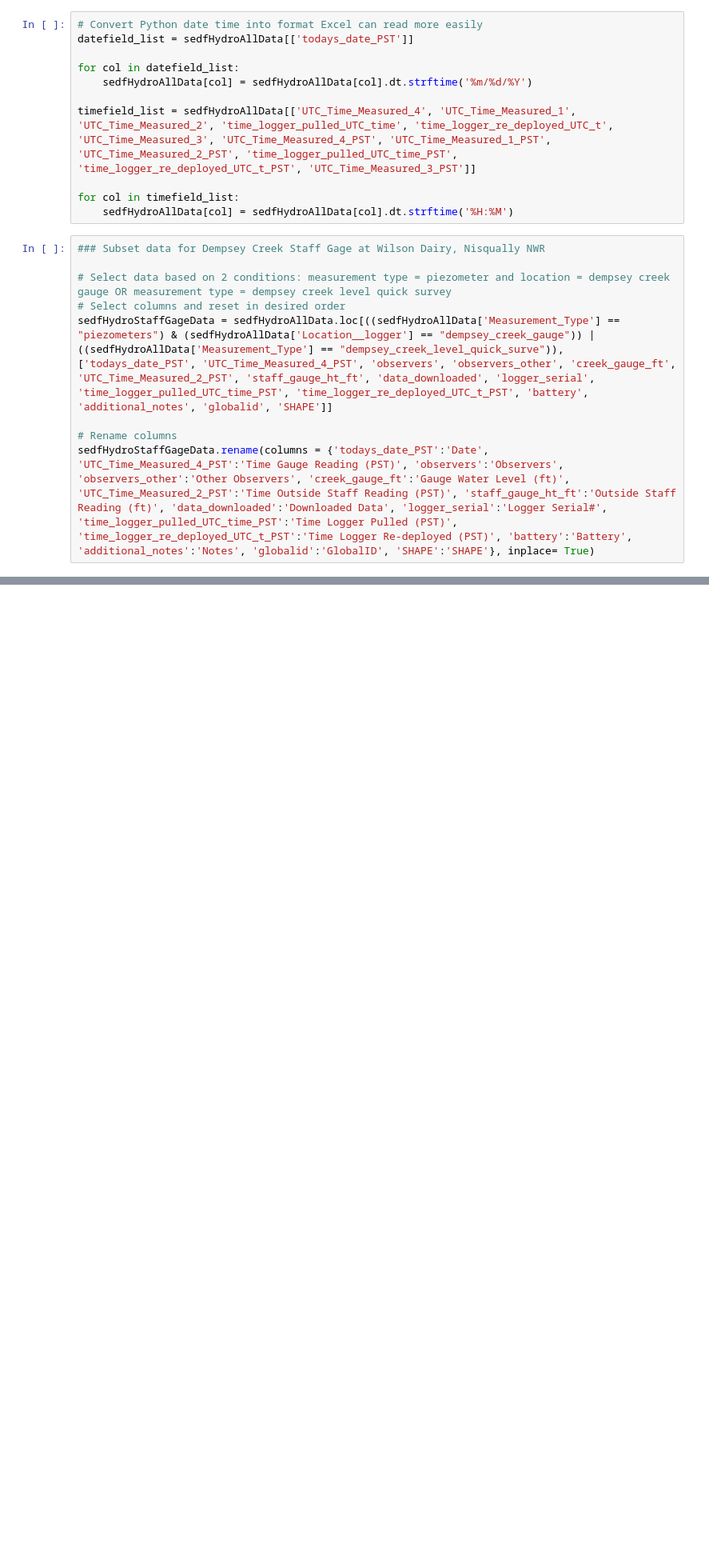
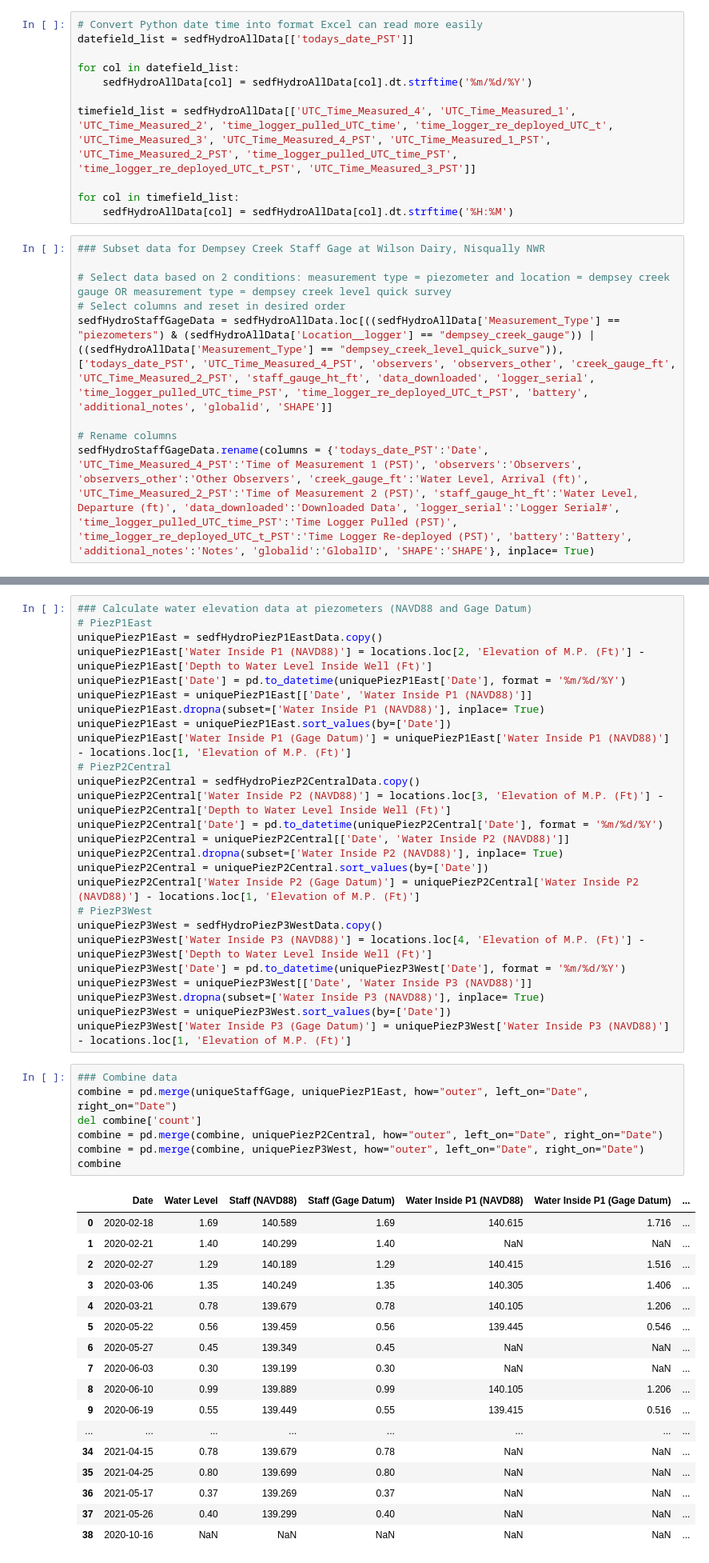
Before and after one commit to khem-so-usfws/NQFHydroDataTools, a Jupyter notebook: NQF_WilsonDairy_HydrologicalMonitoring_v1.ipynb, the cells around one changed output, grey strips where cells are left out. Shown at 80% size. Cells and saved outputs as stored; diff of their text form; blank space fills up the shorter version.

```diff
--- a/NQF_WilsonDairy_HydrologicalMonitoring_v1.ipynb
+++ b/NQF_WilsonDairy_HydrologicalMonitoring_v1.ipynb
@@ -210,7 +210,7 @@ for col in timefield_list:
 sedfHydroStaffGageData = sedfHydroAllData.loc[((sedfHydroAllData['Measurement_Type'] == "piezometers") & (sedfHydroAllData['Location__logger'] == "dempsey_creek_gauge")) | ((sedfHydroAllData['Measurement_Type'] == "dempsey_creek_level_quick_surve")), ['todays_date_PST', 'UTC_Time_Measured_4_PST', 'observers', 'observers_other', 'creek_gauge_ft', 'UTC_Time_Measured_2_PST', 'staff_gauge_ht_ft', 'data_downloaded', 'logger_serial', 'time_logger_pulled_UTC_time_PST', 'time_logger_re_deployed_UTC_t_PST', 'battery', 'additional_notes', 'globalid', 'SHAPE']]
 
 # Rename columns
-sedfHydroStaffGageData.rename(columns = {'todays_date_PST':'Date', 'UTC_Time_Measured_4_PST':'Time Gauge Reading (PST)', 'observers':'Observers', 'observers_other':'Other Observers', 'creek_gauge_ft':'Gauge Water Level (ft)', 'UTC_Time_Measured_2_PST':'Time Outside Staff Reading (PST)', 'staff_gauge_ht_ft':'Outside Staff Reading (ft)', 'data_downloaded':'Downloaded Data', 'logger_serial':'Logger Serial#', 'time_logger_pulled_UTC_time_PST':'Time Logger Pulled (PST)', 'time_logger_re_deployed_UTC_t_PST':'Time Logger Re-deployed (PST)', 'battery':'Battery', 'additional_notes':'Notes', 'globalid':'GlobalID', 'SHAPE':'SHAPE'}, inplace= True)
+sedfHydroStaffGageData.rename(columns = {'todays_date_PST':'Date', 'UTC_Time_Measured_4_PST':'Time of Measurement 1 (PST)', 'observers':'Observers', 'observers_other':'Other Observers', 'creek_gauge_ft':'Water Level, Arrival (ft)', 'UTC_Time_Measured_2_PST':'Time of Measurement 2 (PST)', 'staff_gauge_ht_ft':'Water Level, Departure (ft)', 'data_downloaded':'Downloaded Data', 'logger_serial':'Logger Serial#', 'time_logger_pulled_UTC_time_PST':'Time Logger Pulled (PST)', 'time_logger_re_deployed_UTC_t_PST':'Time Logger Re-deployed (PST)', 'battery':'Battery', 'additional_notes':'Notes', 'globalid':'GlobalID', 'SHAPE':'SHAPE'}, inplace= True)
 # %%
 ### Subset data for piezometer Piez P1 East at Wilson Dairy, Nisqually NWR
 
@@ -288,3 +315,54 @@ sedfHydroCulvertsData.rename(columns = {'Location_culvert':'Culvert', 'todays_da
+# %%
+### Calculate water elevation data at piezometers (NAVD88 and Gage Datum)
+# PiezP1East
+uniquePiezP1East = sedfHydroPiezP1EastData.copy()
+uniquePiezP1East['Water Inside P1 (NAVD88)'] = locations.loc[2, 'Elevation of M.P. (Ft)'] - uniquePiezP1East['Depth to Water Level Inside Well (Ft)']
+uniquePiezP1East['Date'] = pd.to_datetime(uniquePiezP1East['Date'], format = '%m/%d/%Y')
+uniquePiezP1East = uniquePiezP1East[['Date', 'Water Inside P1 (NAVD88)']]
+uniquePiezP1East.dropna(subset=['Water Inside P1 (NAVD88)'], inplace= True)
+uniquePiezP1East = uniquePiezP1East.sort_values(by=['Date'])
+uniquePiezP1East['Water Inside P1 (Gage Datum)'] = uniquePiezP1East['Water Inside P1 (NAVD88)'] - locations.loc[1, 'Elevation of M.P. (Ft)']
+# PiezP2Central
+uniquePiezP2Central = sedfHydroPiezP2CentralData.copy()
+uniquePiezP2Central['Water Inside P2 (NAVD88)'] = locations.loc[3, 'Elevation of M.P. (Ft)'] - uniquePiezP2Central['Depth to Water Level Inside Well (Ft)']
+uniquePiezP2Central['Date'] = pd.to_datetime(uniquePiezP2Central['Date'], format = '%m/%d/%Y')
+uniquePiezP2Central = uniquePiezP2Central[['Date', 'Water Inside P2 (NAVD88)']]
+uniquePiezP2Central.dropna(subset=['Water Inside P2 (NAVD88)'], inplace= True)
+uniquePiezP2Central = uniquePiezP2Central.sort_values(by=['Date'])
+uniquePiezP2Central['Water Inside P2 (Gage Datum)'] = uniquePiezP2Central['Water Inside P2 (NAVD88)'] - locations.loc[1, 'Elevation of M.P. (Ft)']
+# PiezP3West
+uniquePiezP3West = sedfHydroPiezP3WestData.copy()
+uniquePiezP3West['Water Inside P3 (NAVD88)'] = locations.loc[4, 'Elevation of M.P. (Ft)'] - uniquePiezP3West['Depth to Water Level Inside Well (Ft)']
+uniquePiezP3West['Date'] = pd.to_datetime(uniquePiezP3West['Date'], format = '%m/%d/%Y')
+uniquePiezP3West = uniquePiezP3West[['Date', 'Water Inside P3 (NAVD88)']]
+uniquePiezP3West.dropna(subset=['Water Inside P3 (NAVD88)'], inplace= True)
+uniquePiezP3West = uniquePiezP3West.sort_values(by=['Date'])
+uniquePiezP3West['Water Inside P3 (Gage Datum)'] = uniquePiezP3West['Water Inside P3 (NAVD88)'] - locations.loc[1, 'Elevation of M.P. (Ft)']
+# %%
+### Combine data
+combine = pd.merge(uniqueStaffGage, uniquePiezP1East, how="outer", left_on="Date", right_on="Date")
+del combine['count']
+combine = pd.merge(combine, uniquePiezP2Central, how="outer", left_on="Date", right_on="Date")
+combine = pd.merge(combine, uniquePiezP3West, how="outer", left_on="Date", right_on="Date")
+combine
+# %% [output]
+|  | Date | Water Level | Staff (NAVD88) | Staff (Gage Datum) | Water Inside P1 (NAVD88) | Water Inside P1 (Gage Datum) | ... |
+| 0 | 2020-02-18 | 1.69 | 140.589 | 1.69 | 140.615 | 1.716 | ... |
+| 1 | 2020-02-21 | 1.40 | 140.299 | 1.40 | NaN | NaN | ... |
+| 2 | 2020-02-27 | 1.29 | 140.189 | 1.29 | 140.415 | 1.516 | ... |
+| 3 | 2020-03-06 | 1.35 | 140.249 | 1.35 | 140.305 | 1.406 | ... |
+| 4 | 2020-03-21 | 0.78 | 139.679 | 0.78 | 140.105 | 1.206 | ... |
+| 5 | 2020-05-22 | 0.56 | 139.459 | 0.56 | 139.445 | 0.546 | ... |
+| 6 | 2020-05-27 | 0.45 | 139.349 | 0.45 | NaN | NaN | ... |
+| 7 | 2020-06-03 | 0.30 | 139.199 | 0.30 | NaN | NaN | ... |
+| 8 | 2020-06-10 | 0.99 | 139.889 | 0.99 | 140.105 | 1.206 | ... |
+| 9 | 2020-06-19 | 0.55 | 139.449 | 0.55 | 139.415 | 0.516 | ... |
+| ... | ... | ... | ... | ... | ... | ... | ... |
+| 34 | 2021-04-15 | 0.78 | 139.679 | 0.78 | NaN | NaN | ... |
+| 35 | 2021-04-25 | 0.80 | 139.699 | 0.80 | NaN | NaN | ... |
+| 36 | 2021-05-17 | 0.37 | 139.269 | 0.37 | NaN | NaN | ... |
+| 37 | 2021-05-26 | 0.40 | 139.299 | 0.40 | NaN | NaN | ... |
+| 38 | 2020-10-16 | NaN | NaN | NaN | NaN | NaN | ... |
 # %%
 ### Create export paths
 writer = pd.ExcelWriter(os.path.join(out_workspace,(timestamp + '_WilsonDairyHydro.xlsx')))
```
Also changed, not shown: parts of 4 cells of this notebook.
